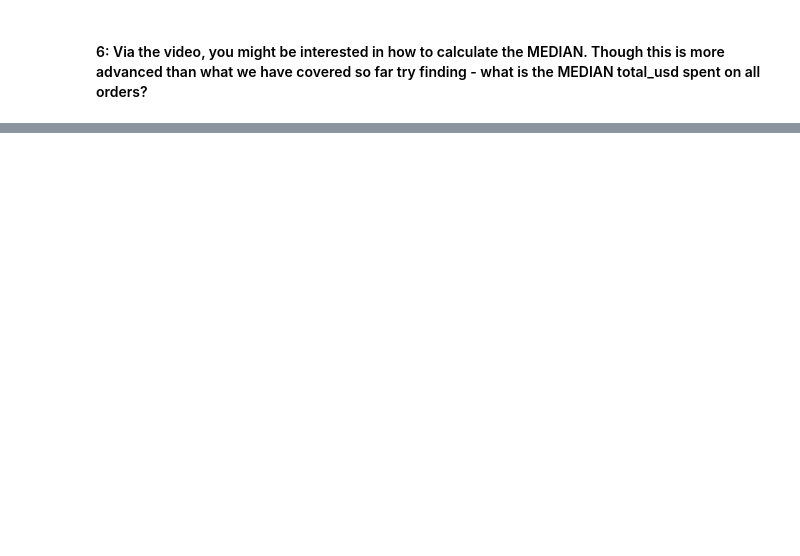
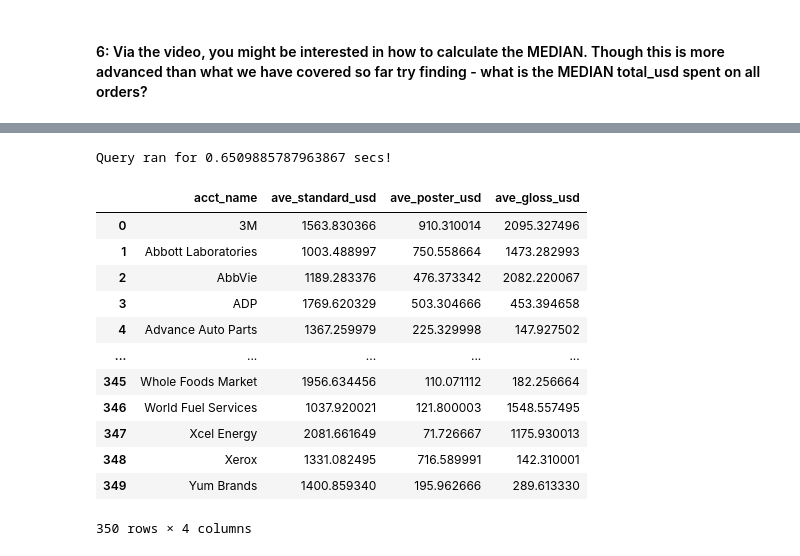
Before and after one commit to Lawrence-Krukrubo/SQL_for_Data_Science, a Jupyter notebook: sql_for_data_analysis3.ipynb, the cells around one changed output, grey strips where cells are left out. Cells and saved outputs as stored; diff of their text form; code cells hidden in the pictures; blank space fills up the shorter version.

```diff
--- a/sql_for_data_analysis3.ipynb
+++ b/sql_for_data_analysis3.ipynb
@@ -405,0 +609,21 @@ Query ran for 0.039069414138793945 secs!
+# %%
+query_to_df(
+    'SELECT a.name acct_name, AVG(o.standard_amt_usd) ave_standard_usd, AVG(o.poster_amt_usd) \
+    ave_poster_usd, AVG(o.gloss_amt_usd) ave_gloss_usd FROM accounts a JOIN orders o ON a.id \
+    = o.account_id GROUP BY acct_name;'
+)
+# %% [output]
+Query ran for 0.6509885787963867 secs!
+|  | acct_name | ave_standard_usd | ave_poster_usd | ave_gloss_usd |
+| 0 | 3M | 1563.830366 | 910.310014 | 2095.327496 |
+| 1 | Abbott Laboratories | 1003.488997 | 750.558664 | 1473.282993 |
+| 2 | AbbVie | 1189.283376 | 476.373342 | 2082.220067 |
+| 3 | ADP | 1769.620329 | 503.304666 | 453.394658 |
+| 4 | Advance Auto Parts | 1367.259979 | 225.329998 | 147.927502 |
+| ... | ... | ... | ... | ... |
+| 345 | Whole Foods Market | 1956.634456 | 110.071112 | 182.256664 |
+| 346 | World Fuel Services | 1037.920021 | 121.800003 | 1548.557495 |
+| 347 | Xcel Energy | 2081.661649 | 71.726667 | 1175.930013 |
+| 348 | Xerox | 1331.082495 | 716.589991 | 142.310001 |
+| 349 | Yum Brands | 1400.859340 | 195.962666 | 289.613330 |
+350 rows × 4 columns
```
Also changed, not shown: parts of 48 cells of this notebook.
